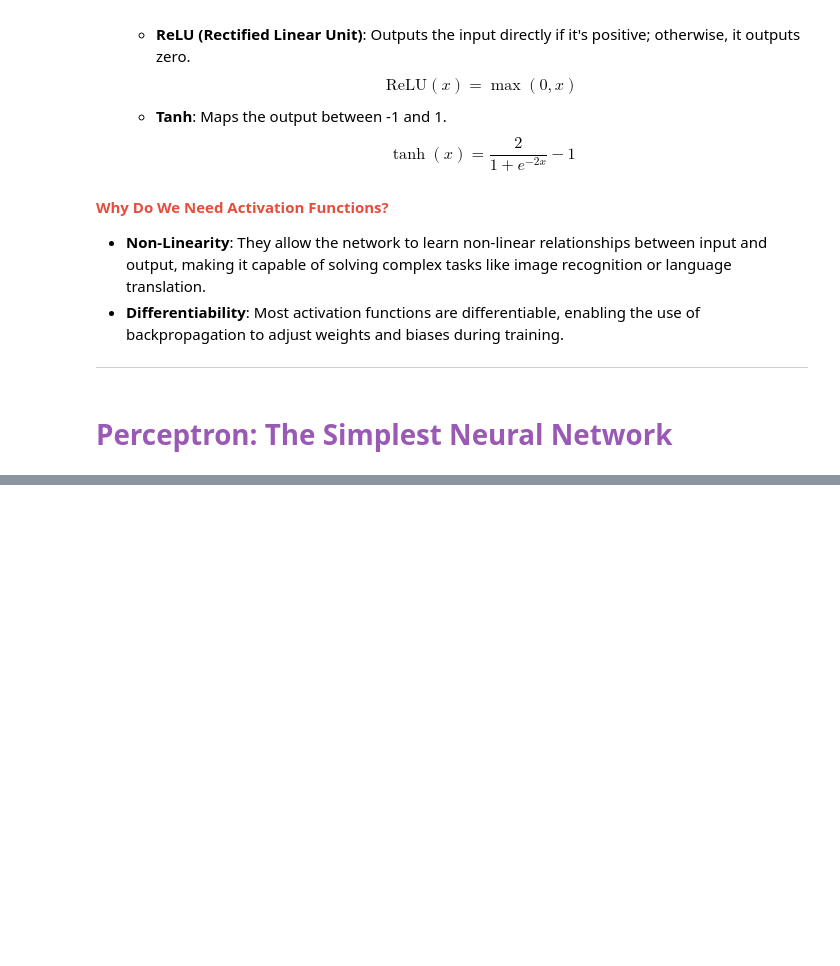
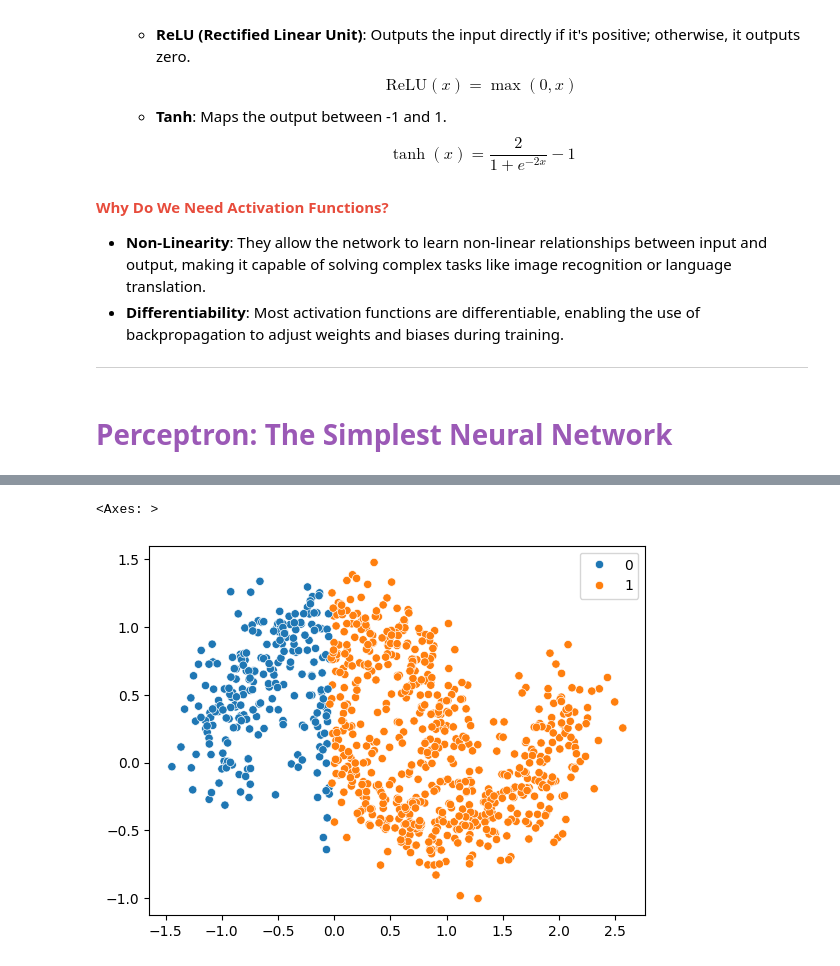
Before and after one commit to Ankush610/DataScience, a Jupyter notebook: notebooks/5_Intro_to_Deep_Learning/1_Introduction_to_Deep_Learning.ipynb, the cells around one changed output, grey strips where cells are left out. Drawn from its saved outputs; the diff is of its cells as text; code cells hidden in the pictures; blank space fills up the shorter version.

```diff
--- a/notebooks/5_Intro_to_Deep_Learning/1_Introduction_to_Deep_Learning.ipynb
+++ b/notebooks/5_Intro_to_Deep_Learning/1_Introduction_to_Deep_Learning.ipynb
@@ -184,0 +239,30 @@ $$
+# %%
+def train_weights(inputs,epochs,alpha):
+
+    errors = {}
+
+    weights = np.random.rand(data_train.shape[1])
+
+    m = len(inputs)
+
+    for epoch in range(epochs):
+        sum_error = 0
+        for row in inputs:
+
+            # make prediction and calculate error
+            prediction = predict(row,weights)
+            dz = prediction - row[-1]
+            sum_error += dz**2
+
+            #update weights based on error
+
+            weights[0] -=  alpha * dz  # update bias
+
+            for i in range(len(row)-1):
+                weights[i+1] -= alpha * dz * row[i] # update weights
+
+        errors[epoch] = sum_error/m
+
+    return errors , weights
+# %%
+errors, weights = train_weights(data_train, 10,0.1)
@@ -184,0 +282,6 @@ $$
+# %%
+pred_data = []
+
+for row in data_train[:,:-1]:
+    # make prediction and calculate error
+    pred_data.append(predict(row,weights))
@@ -184,0 +294,5 @@ $$
+# %%
+sns.scatterplot(x=data_train[:,-3],y=data_train[:,-2],hue=pred_data)  # Predicted Data
+# %% [output]
+<Axes: >
+[figure, added]
```
Also changed, not shown: parts of 13 cells of this notebook, 3 other files.
